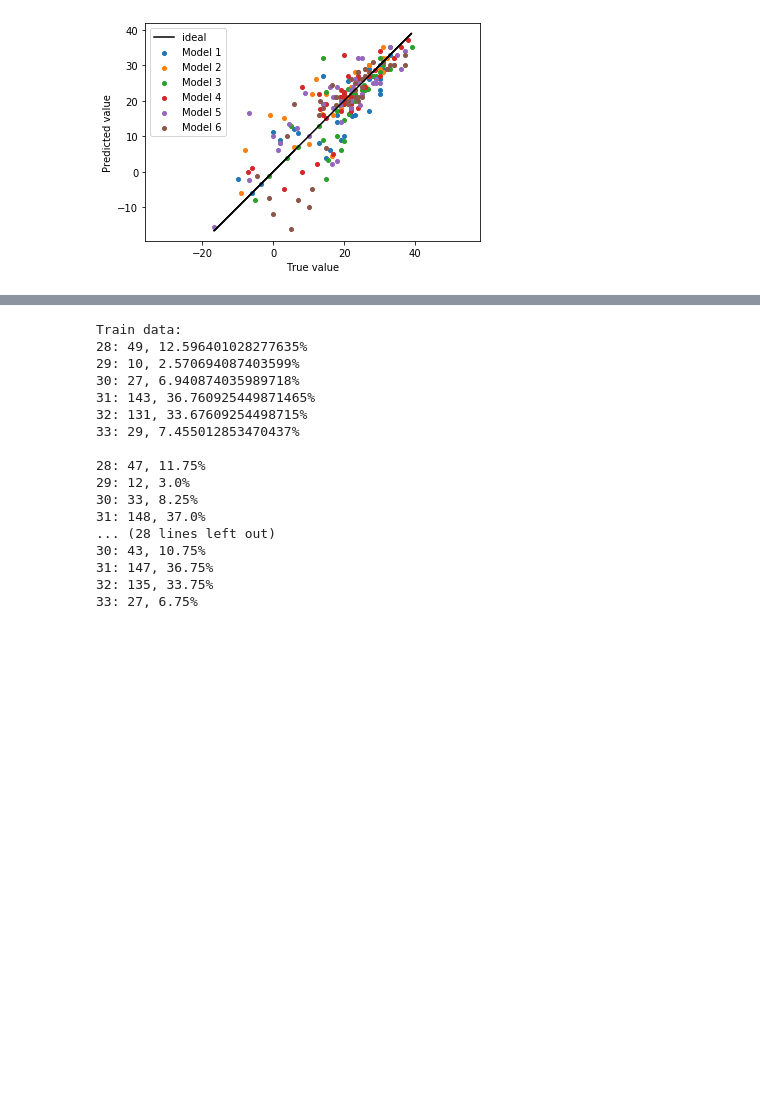
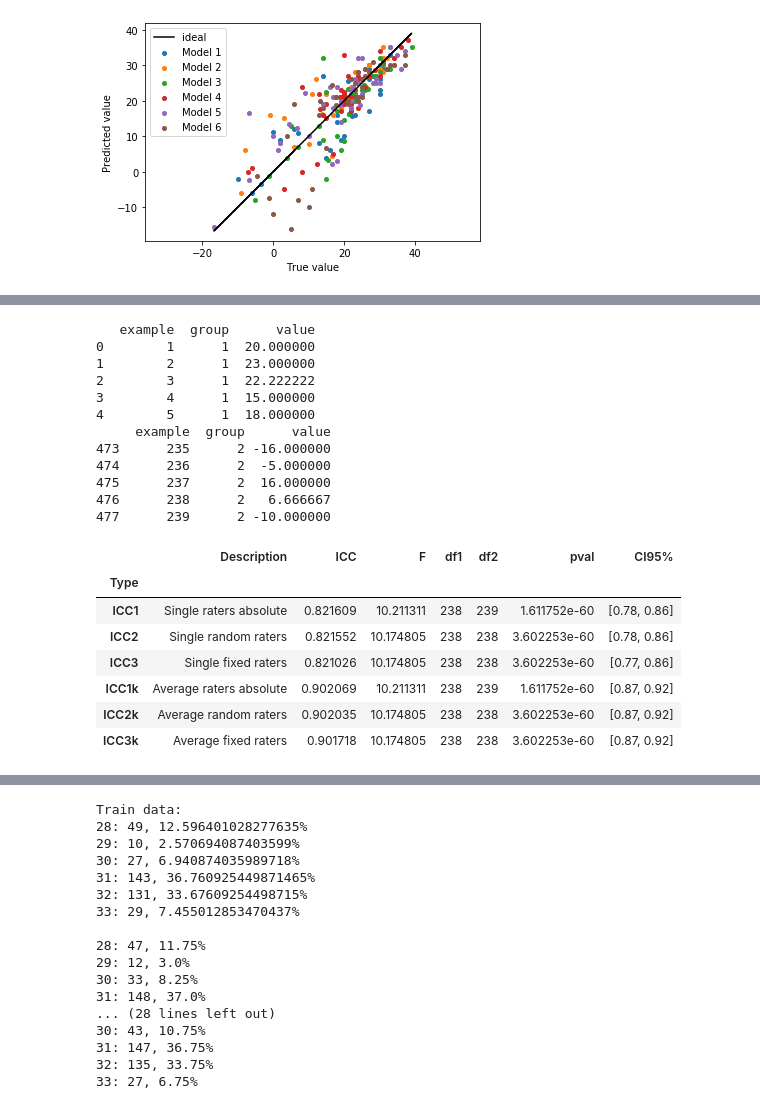
Before and after one commit to RezaTorbati/HonorsThesis, a Jupyter notebook: post.ipynb, the cells around one changed output, grey strips where cells are left out. Saved outputs shown, nothing was run; the diff lists cells and outputs as text; code cells hidden in the pictures; blank space fills up the shorter version.

```diff
--- a/post.ipynb
+++ b/post.ipynb
@@ -176,0 +307,18 @@ R^2:  0.5893814200090676
+# %%
+models = post.loadResults('results', 'tunerV4_trials500_rot?_model', model=True)
+args = post.loadResults('results', 'tunerV4_trials500_rot?_results.pkl')
+trueScores = [[], []]
+predScores = [[], []]
+for i in range(0, len(models)):
+    t, p = post._getScores(models[i], args[i]['args'], maxSubjNum = 99)
+    for j in range(0,len(t)):
+        trueScores[0].append(t[j])
+        predScores[0].append(p[j])
+
+    #Babies with cp
+    t, p = post._getScores(models[i], args[i]['args'], minSubjNum = 100)
+    for j in range(0,len(t)):
+        trueScores[1].append(t[j])
+        predScores[1].append(p[j])
+flatTrues = [t for trues in trueScores for t in trues]
+flatPreds = [p for preds in predScores for p in preds]
@@ -176,0 +338,39 @@ R^2:  0.5893814200090676
+# %%
+import pandas as pd
+import pingouin as pg
+
+examples = list(range(1, len(flatTrues) + 1)) * 2
+groups = [1] * len(flatTrues)
+groups += [2] * len(flatTrues)
+values = flatTrues + flatPreds
+df = pd.DataFrame({
+    'example': examples,
+    'group': groups,
+    'value': values
+})
+print(df.head())
+print(df.tail())
+
+icc = pg.intraclass_corr(data=df, targets='example', raters='group', ratings='value')
+icc.set_index('Type')
+# %% [output]
+   example  group      value
+0        1      1  20.000000
+1        2      1  23.000000
+2        3      1  22.222222
+3        4      1  15.000000
+4        5      1  18.000000
+     example  group      value
+473      235      2 -16.000000
+474      236      2  -5.000000
+475      237      2  16.000000
+476      238      2   6.666667
+477      239      2 -10.000000
+|  | Description | ICC | F | df1 | df2 | pval | CI95% |
+| Type |  |  |  |  |  |  |  |
+| ICC1 | Single raters absolute | 0.821609 | 10.211311 | 238 | 239 | 1.611752e-60 | [0.78, 0.86] |
+| ICC2 | Single random raters | 0.821552 | 10.174805 | 238 | 238 | 3.602253e-60 | [0.78, 0.86] |
+| ICC3 | Single fixed raters | 0.821026 | 10.174805 | 238 | 238 | 3.602253e-60 | [0.77, 0.86] |
+| ICC1k | Average raters absolute | 0.902069 | 10.211311 | 238 | 239 | 1.611752e-60 | [0.87, 0.92] |
+| ICC2k | Average random raters | 0.902035 | 10.174805 | 238 | 238 | 3.602253e-60 | [0.87, 0.92] |
+| ICC3k | Average fixed raters | 0.901718 | 10.174805 | 238 | 238 | 3.602253e-60 | [0.87, 0.92] |
```
Also changed, not shown: parts of 10 cells of this notebook, 3 other files.
